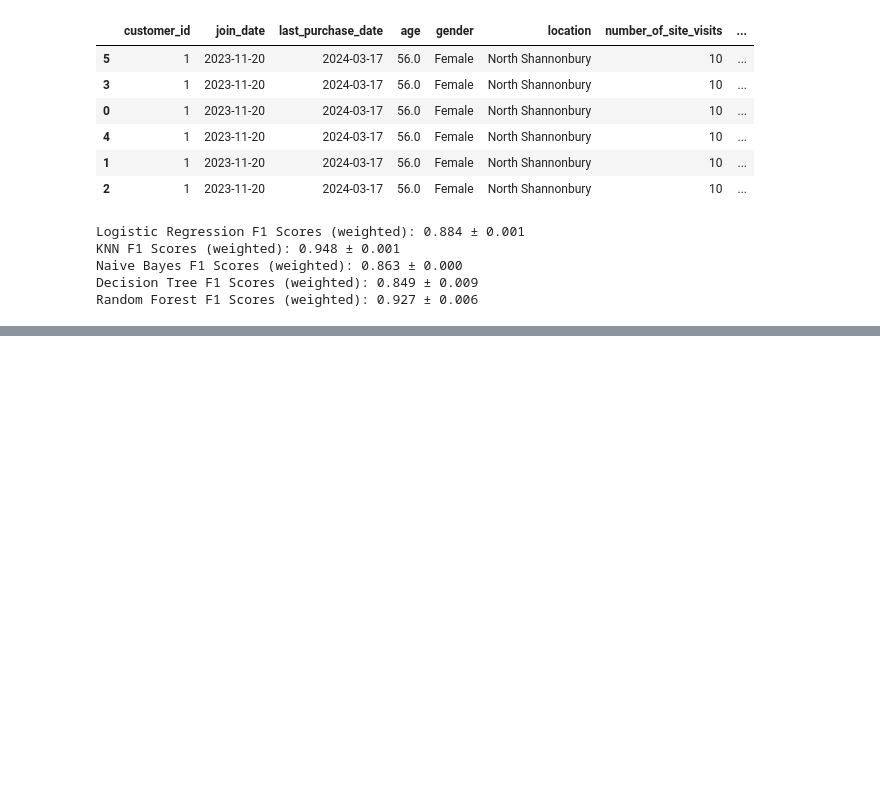
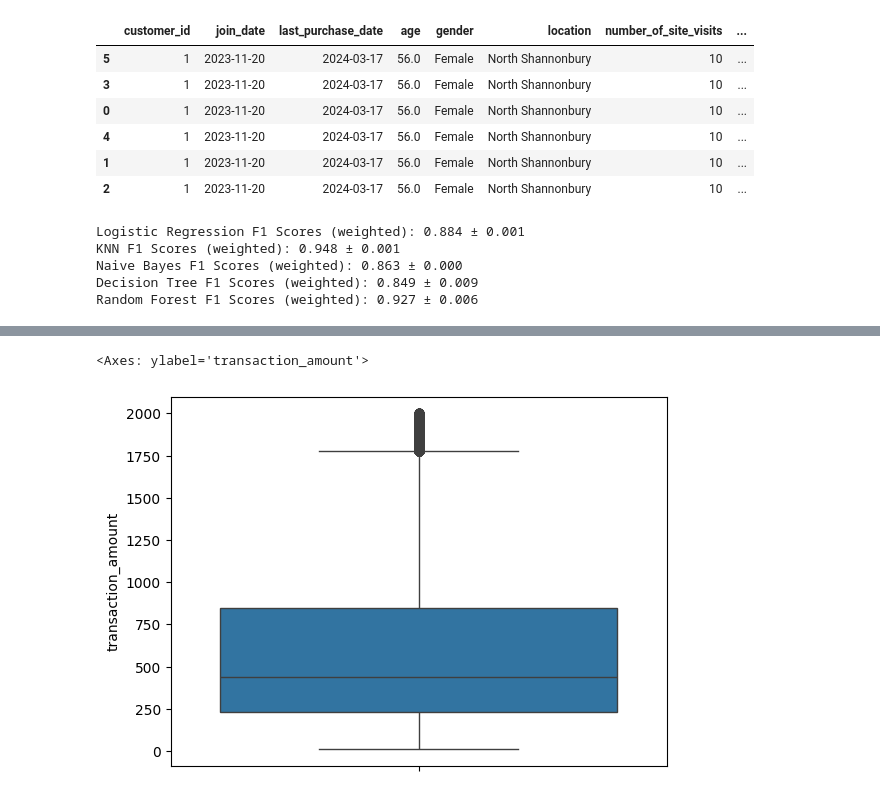
Before and after one commit to EthanRosehart/schulich_data_science, a Jupyter notebook: assignment2_restart.ipynb, the cells around one changed output, grey strips where cells are left out. Cells and saved outputs as stored; diff of their text form; code cells hidden in the pictures; blank space fills up the shorter version.

```diff
--- a/assignment2_restart.ipynb
+++ b/assignment2_restart.ipynb
@@ -510,0 +686,7 @@ Random Forest F1 Scores (weighted): 0.927 ± 0.006
+# %%
+# Check Transaction_amount for outliers
+
+sns.boxplot(transaction_level['transaction_amount'])
+# %% [output]
+<Axes: ylabel='transaction_amount'>
+[figure, added]
```
Also changed, not shown: parts of 12 cells of this notebook.
